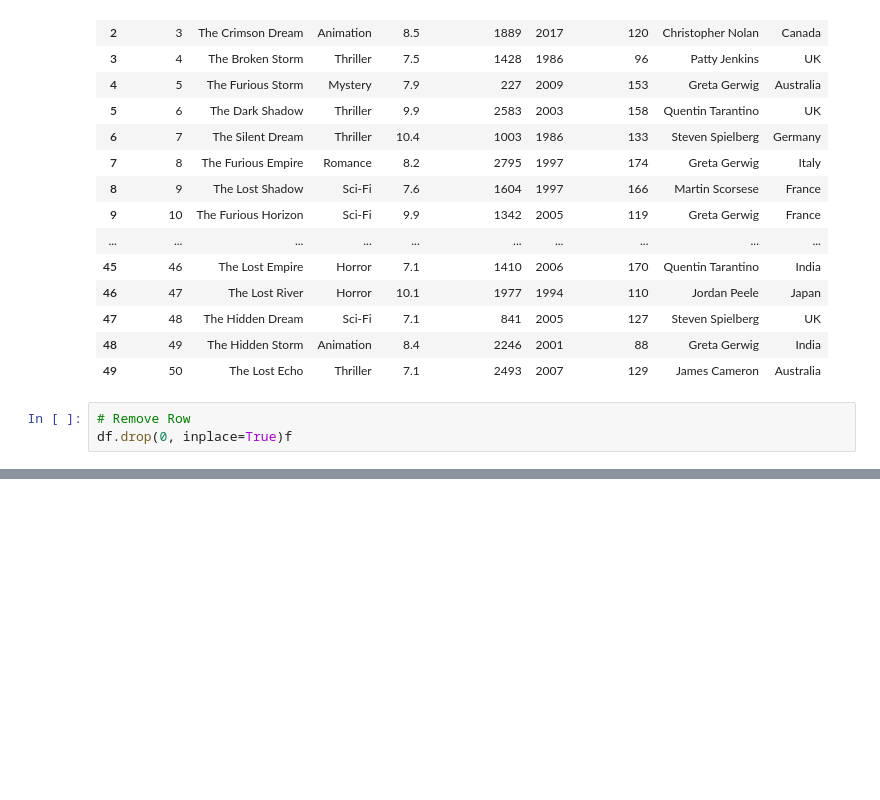
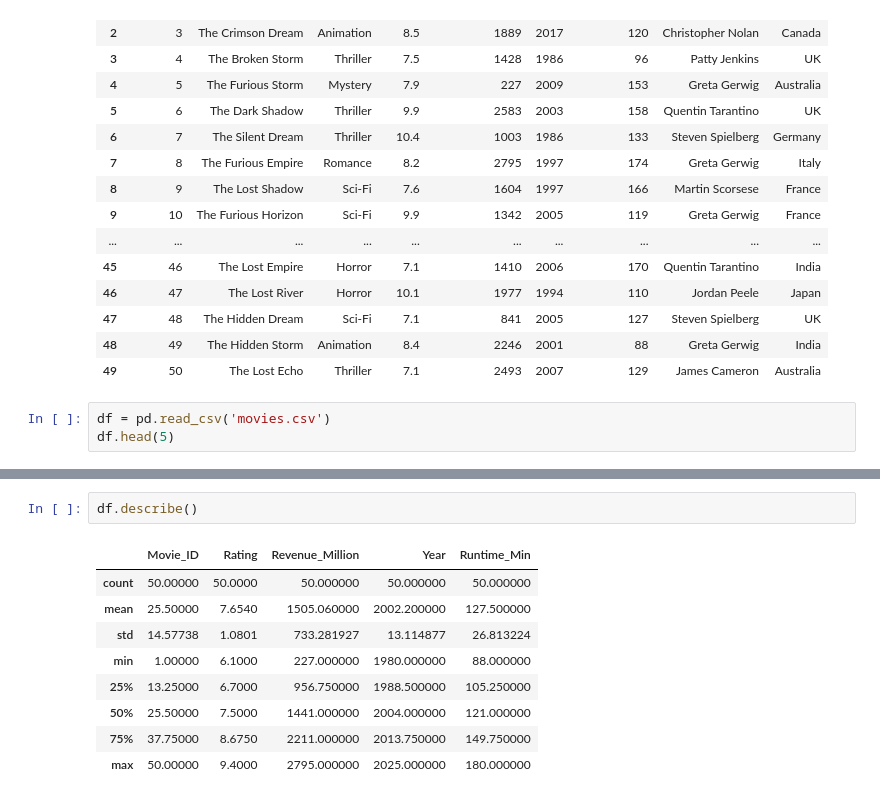
Before and after one commit to Surajgupta001/MACHINE-LEARNING, a Jupyter notebook: Python/10-Data Analysis With Python/10.2-Pandas.ipynb, the cells around one changed output, grey strips where cells are left out. Drawn from its saved outputs; the diff is of its cells as text; blank space fills up the shorter version.

```diff
--- a/Python/10-Data Analysis With Python/10.2-Pandas.ipynb
+++ b/Python/10-Data Analysis With Python/10.2-Pandas.ipynb
@@ -361,5 +361,5 @@ df
 | 48 | 49 | The Hidden Storm | Animation | 8.4 | 2246 | 2001 | 88 | Greta Gerwig | India |
 | 49 | 50 | The Lost Echo | Thriller | 7.1 | 2493 | 2007 | 129 | James Cameron | Australia |
 # %%
-# Remove Row
-df.drop(0, inplace=True)f
+df = pd.read_csv('movies.csv')
+df.head(5)
@@ -365,0 +401,12 @@ df.drop(0, inplace=True)f
+# %%
+df.describe()
+# %% [output]
+|  | Movie_ID | Rating | Revenue_Million | Year | Runtime_Min |
+| count | 50.00000 | 50.0000 | 50.000000 | 50.000000 | 50.000000 |
+| mean | 25.50000 | 7.6540 | 1505.060000 | 2002.200000 | 127.500000 |
+| std | 14.57738 | 1.0801 | 733.281927 | 13.114877 | 26.813224 |
+| min | 1.00000 | 6.1000 | 227.000000 | 1980.000000 | 88.000000 |
+| 25% | 13.25000 | 6.7000 | 956.750000 | 1988.500000 | 105.250000 |
+| 50% | 25.50000 | 7.5000 | 1441.000000 | 2004.000000 | 121.000000 |
+| 75% | 37.75000 | 8.6750 | 2211.000000 | 2013.750000 | 149.750000 |
+| max | 50.00000 | 9.4000 | 2795.000000 | 2025.000000 | 180.000000 |
```
Also changed, not shown: parts of 2 cells of this notebook.
